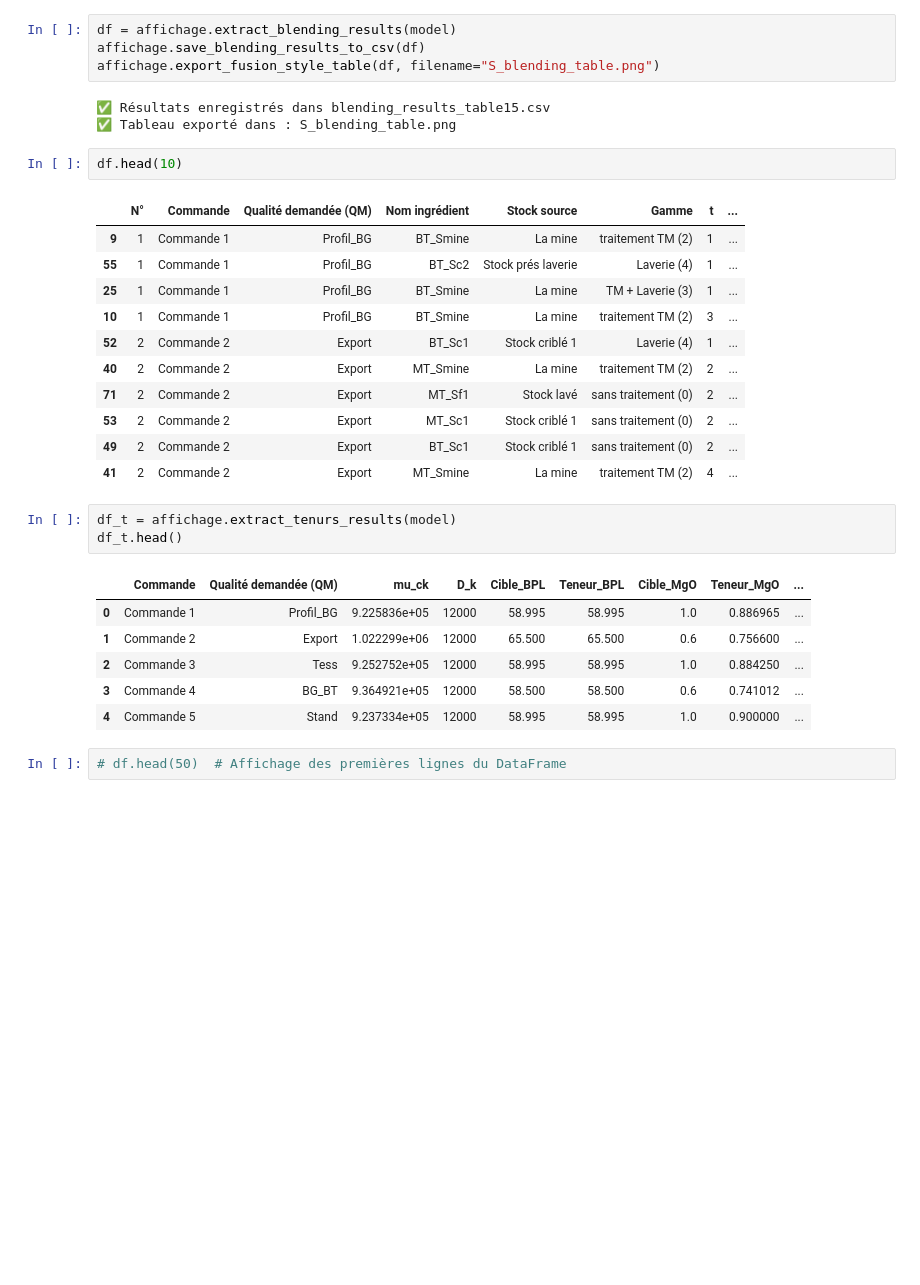
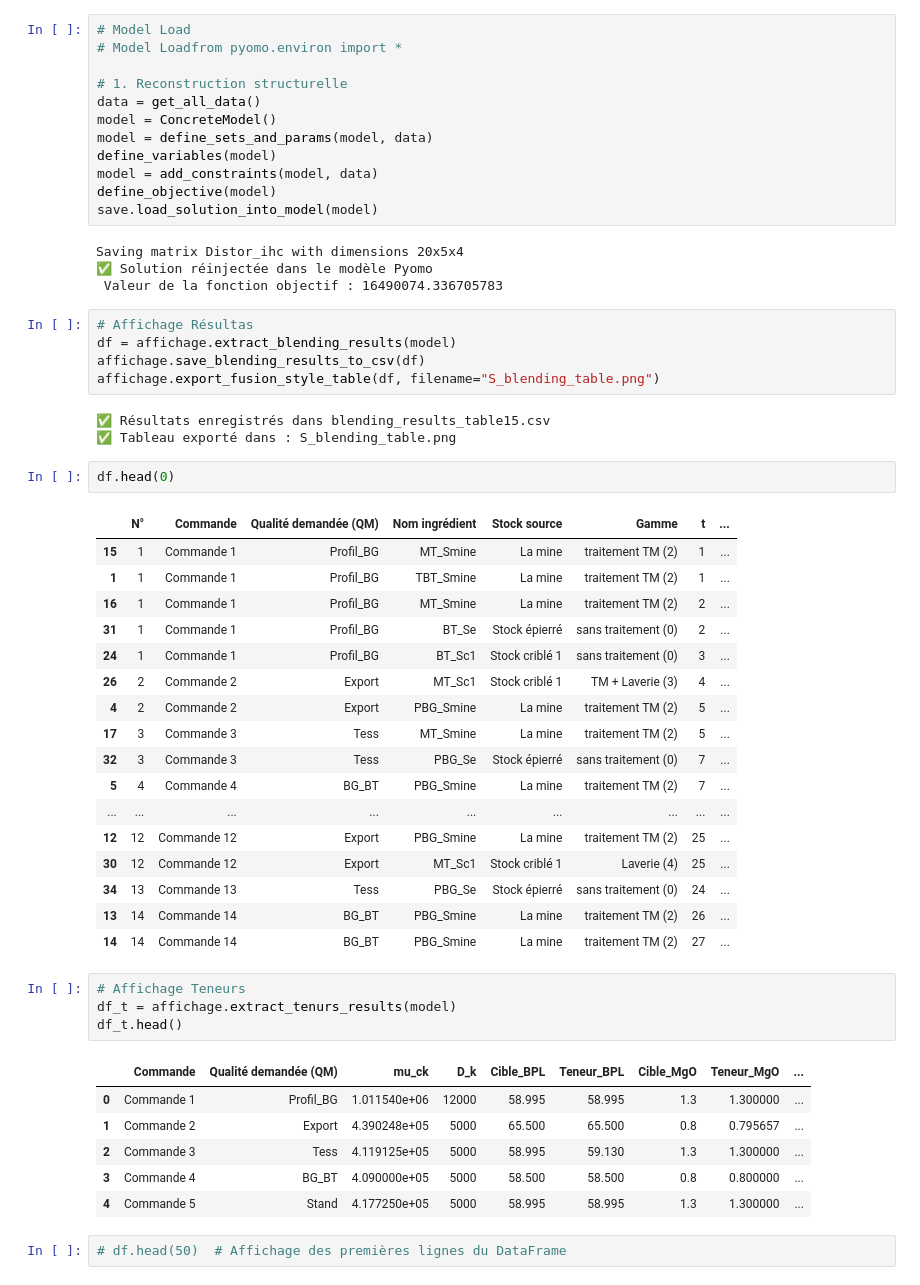
Before and after one commit to abdeljalilf/planning_model, a Jupyter notebook: test.ipynb, the cells around one changed output. Drawn from its saved outputs; the diff is of its cells as text; blank space fills up the shorter version.

```diff
--- a/test.ipynb
+++ b/test.ipynb
@@ -84,4 +80,21 @@ Gap                : 0.02 %
+# %%
+# Model Load
+# Model Loadfrom pyomo.environ import *
+
+# 1. Reconstruction structurelle
+data = get_all_data()
+model = ConcreteModel()
+model = define_sets_and_params(model, data)
+define_variables(model)
+model = add_constraints(model, data)
+define_objective(model)
+save.load_solution_into_model(model)
+# %% [output]
+Saving matrix Distor_ihc with dimensions 20x5x4
+✅ Solution réinjectée dans le modèle Pyomo
+ Valeur de la fonction objectif : 16490074.336705783
 # %%
+# Affichage Résultas
 df = affichage.extract_blending_results(model)
 affichage.save_blending_results_to_csv(df)
 affichage.export_fusion_style_table(df, filename="S_blending_table.png")
@@ -89,29 +102,36 @@ affichage.export_fusion_style_table(df, filename="S_blending_table.png")
 ✅ Résultats enregistrés dans blending_results_table15.csv
 ✅ Tableau exporté dans : S_blending_table.png
 # %%
-df.head(10)
+df.head(0)
 # %% [output]
 |  | N° | Commande | Qualité demandée (QM) | Nom ingrédient | Stock source | Gamme | t | ... |
-| 9 | 1 | Commande 1 | Profil_BG | BT_Smine | La mine | traitement TM (2) | 1 | ... |
-| 55 | 1 | Commande 1 | Profil_BG | BT_Sc2 | Stock prés laverie | Laverie (4) | 1 | ... |
-| 25 | 1 | Commande 1 | Profil_BG | BT_Smine | La mine | TM + Laverie (3) | 1 | ... |
-| 10 | 1 | Commande 1 | Profil_BG | BT_Smine | La mine | traitement TM (2) | 3 | ... |
-| 52 | 2 | Commande 2 | Export | BT_Sc1 | Stock criblé 1 | Laverie (4) | 1 | ... |
-| 40 | 2 | Commande 2 | Export | MT_Smine | La mine | traitement TM (2) | 2 | ... |
-| 71 | 2 | Commande 2 | Export | MT_Sf1 | Stock lavé | sans traitement (0) | 2 | ... |
-| 53 | 2 | Commande 2 | Export | MT_Sc1 | Stock criblé 1 | sans traitement (0) | 2 | ... |
-| 49 | 2 | Commande 2 | Export | BT_Sc1 | Stock criblé 1 | sans traitement (0) | 2 | ... |
-| 41 | 2 | Commande 2 | Export | MT_Smine | La mine | traitement TM (2) | 4 | ... |
+| 15 | 1 | Commande 1 | Profil_BG | MT_Smine | La mine | traitement TM (2) | 1 | ... |
+| 1 | 1 | Commande 1 | Profil_BG | TBT_Smine | La mine | traitement TM (2) | 1 | ... |
+| 16 | 1 | Commande 1 | Profil_BG | MT_Smine | La mine | traitement TM (2) | 2 | ... |
+| 31 | 1 | Commande 1 | Profil_BG | BT_Se | Stock épierré | sans traitement (0) | 2 | ... |
+| 24 | 1 | Commande 1 | Profil_BG | BT_Sc1 | Stock criblé 1 | sans traitement (0) | 3 | ... |
+| 26 | 2 | Commande 2 | Export | MT_Sc1 | Stock criblé 1 | TM + Laverie (3) | 4 | ... |
+| 4 | 2 | Commande 2 | Export | PBG_Smine | La mine | traitement TM (2) | 5 | ... |
+| 17 | 3 | Commande 3 | Tess | MT_Smine | La mine | traitement TM (2) | 5 | ... |
+| 32 | 3 | Commande 3 | Tess | PBG_Se | Stock épierré | sans traitement (0) | 7 | ... |
+| 5 | 4 | Commande 4 | BG_BT | PBG_Smine | La mine | traitement TM (2) | 7 | ... |
+| ... | ... | ... | ... | ... | ... | ... | ... | ... |
+| 12 | 12 | Commande 12 | Export | PBG_Smine | La mine | traitement TM (2) | 25 | ... |
+| 30 | 12 | Commande 12 | Export | MT_Sc1 | Stock criblé 1 | Laverie (4) | 25 | ... |
+| 34 | 13 | Commande 13 | Tess | PBG_Se | Stock épierré | sans traitement (0) | 24 | ... |
+| 13 | 14 | Commande 14 | BG_BT | PBG_Smine | La mine | traitement TM (2) | 26 | ... |
+| 14 | 14 | Commande 14 | BG_BT | PBG_Smine | La mine | traitement TM (2) | 27 | ... |
 # %%
+# Affichage Teneurs
 df_t = affichage.extract_tenurs_results(model)
 df_t.head()
 # %% [output]
 |  | Commande | Qualité demandée (QM) | mu_ck | D_k | Cible_BPL | Teneur_BPL | Cible_MgO | Teneur_MgO | ... |
-| 0 | Commande 1 | Profil_BG | 9.225836e+05 | 12000 | 58.995 | 58.995 | 1.0 | 0.886965 | ... |
-| 1 | Commande 2 | Export | 1.022299e+06 | 12000 | 65.500 | 65.500 | 0.6 | 0.756600 | ... |
-| 2 | Commande 3 | Tess | 9.252752e+05 | 12000 | 58.995 | 58.995 | 1.0 | 0.884250 | ... |
-| 3 | Commande 4 | BG_BT | 9.364921e+05 | 12000 | 58.500 | 58.500 | 0.6 | 0.741012 | ... |
-| 4 | Commande 5 | Stand | 9.237334e+05 | 12000 | 58.995 | 58.995 | 1.0 | 0.900000 | ... |
+| 0 | Commande 1 | Profil_BG | 1.011540e+06 | 12000 | 58.995 | 58.995 | 1.3 | 1.300000 | ... |
+| 1 | Commande 2 | Export | 4.390248e+05 | 5000 | 65.500 | 65.500 | 0.8 | 0.795657 | ... |
+| 2 | Commande 3 | Tess | 4.119125e+05 | 5000 | 58.995 | 59.130 | 1.3 | 1.300000 | ... |
+| 3 | Commande 4 | BG_BT | 4.090000e+05 | 5000 | 58.500 | 58.500 | 0.8 | 0.800000 | ... |
+| 4 | Commande 5 | Stand | 4.177250e+05 | 5000 | 58.995 | 58.995 | 1.3 | 1.300000 | ... |
 # %%
 # df.head(50)  # Affichage des premières lignes du DataFrame
 # %%
```
Also changed, not shown: parts of 12 cells of this notebook, 6 other files.
